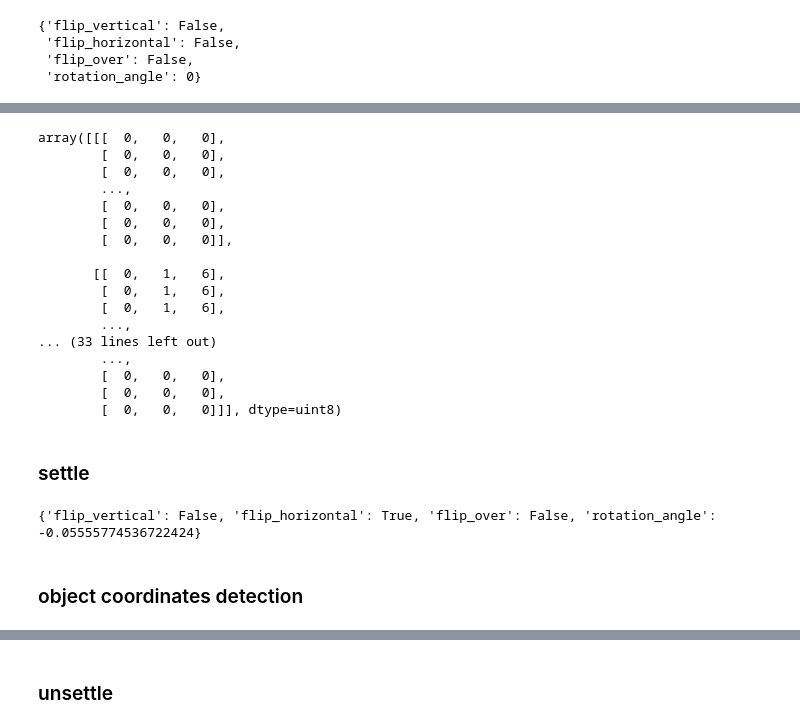
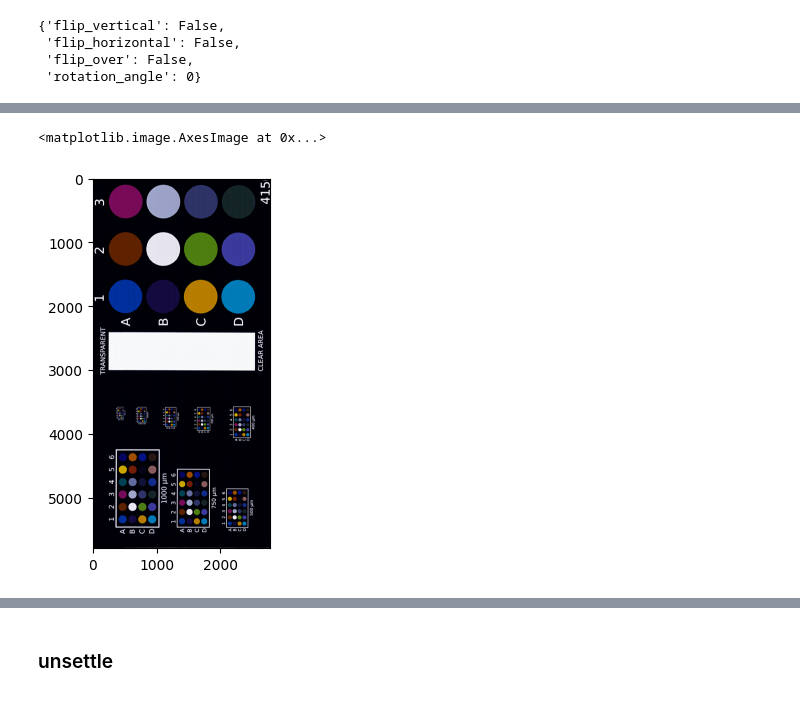
Before and after one commit to slendersold/colour_project, a Jupyter notebook: parser5.ipynb, the cells around one changed output, grey strips where cells are left out. Drawn from its saved outputs; the diff is of its cells as text; code cells hidden in the pictures.

```diff
--- a/parser5.ipynb
+++ b/parser5.ipynb
@@ -530,29 +529,0 @@ numpy.ndarray
-# %%
-odl.settle_image()
-# %% [output]
-array([[[  0,   0,   0],
-        [  0,   0,   0],
-        [  0,   0,   0],
-        ...,
-        [  0,   0,   0],
-        [  0,   0,   0],
-        [  0,   0,   0]],
-
-       [[  0,   1,   6],
-        [  0,   1,   6],
-        [  0,   1,   6],
-        ...,
-... (33 lines left out)
-        ...,
-        [  0,   0,   0],
-        [  0,   0,   0],
-        [  0,   0,   0]]], dtype=uint8)
-# %% [markdown]
-### settle
-# %%
-odl_settled = settle(odl, show_lines=False, h = h, w = w)
-print(position)
-# %% [output]
-{'flip_vertical': False, 'flip_horizontal': True, 'flip_over': False, 'rotation_angle': -0.05555774536722424}
-# %% [markdown]
-### object coordinates detection
@@ -560,0 +530,5 @@ rect_coord, rect_image = detect_rect_coord(odl_settled, show_image=True)
+# %%
+plt.imshow(settled_image)
+# %% [output]
+<matplotlib.image.AxesImage at 0x...>
+[figure, added]
```
Also changed, not shown: parts of 22 cells of this notebook, 7 other files.
